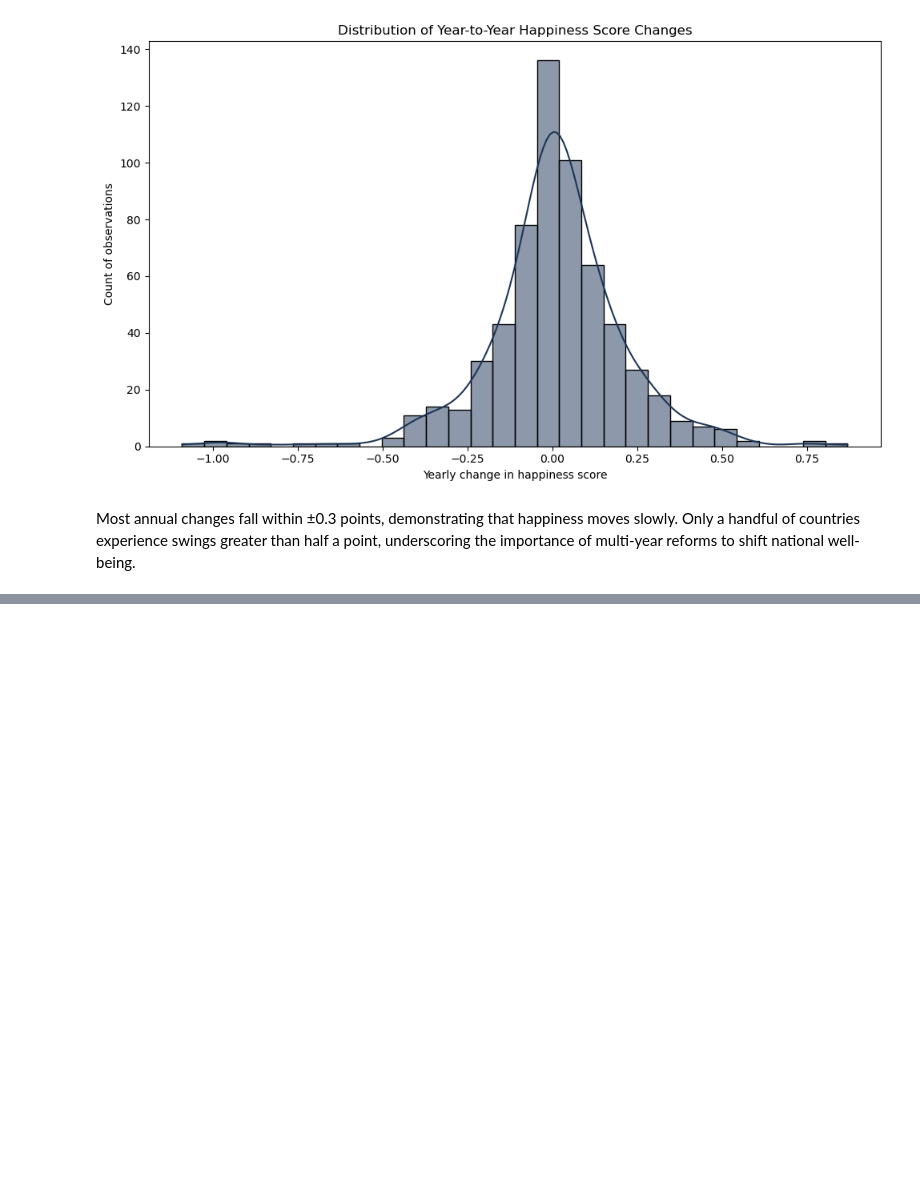
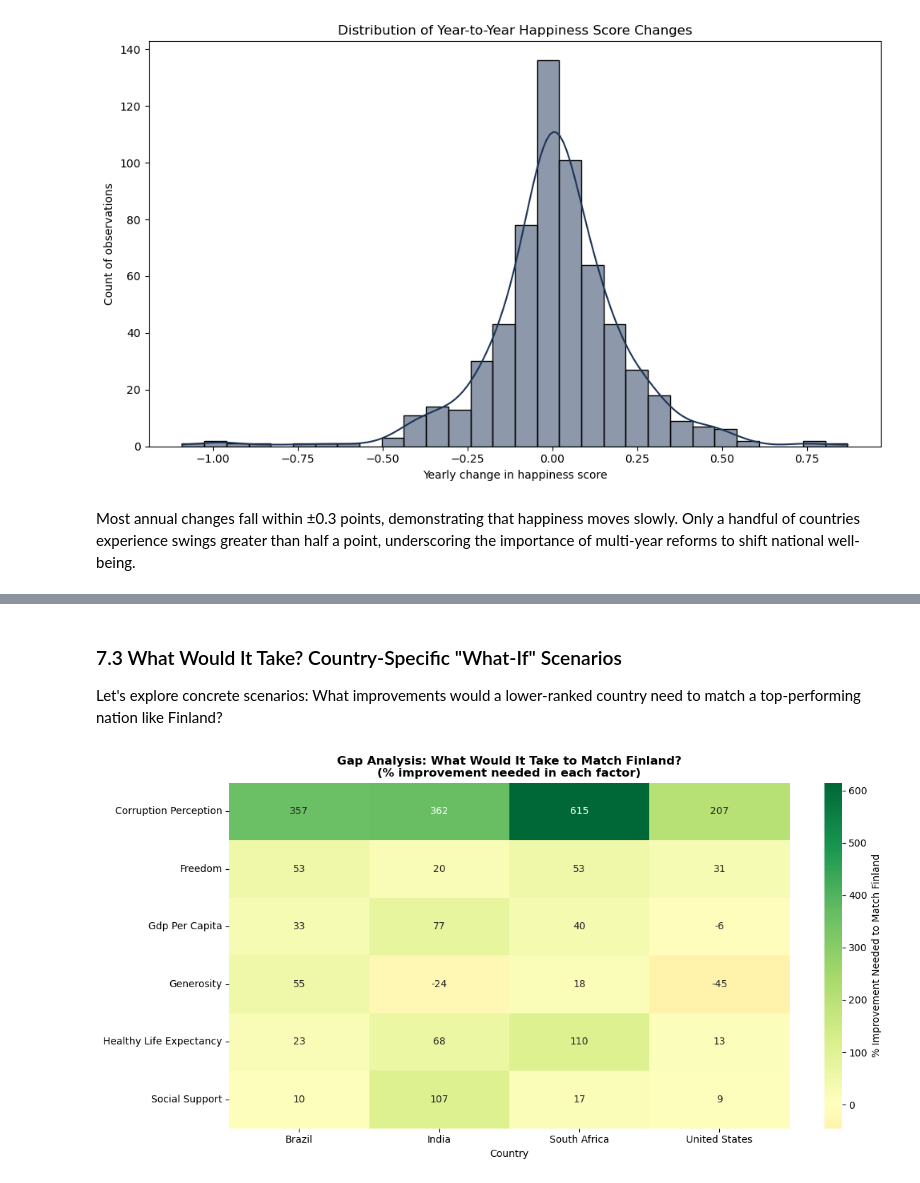
Before and after one commit to elarsaks/world_happiness_report_data_visualization, a Jupyter notebook: Notebook.ipynb, the cells around one changed output, grey strips where cells are left out. Cells and saved outputs as stored; diff of their text form; code cells hidden in the pictures; blank space fills up the shorter version.

```diff
--- a/Notebook.ipynb
+++ b/Notebook.ipynb
@@ -427,0 +567,77 @@ Most annual changes fall within ±0.3 points, demonstrating that happiness moves
+# %% [markdown]
+### 7.3 What Would It Take? Country-Specific "What-If" Scenarios
+
+Let's explore concrete scenarios: What improvements would a lower-ranked country need to match a top-performing nation like Finland?
+# %%
+# Get 2019 data for scenario analysis
+data_2019 = ml_data[ml_data["year"] == 2019].copy()
+
+# Select countries for comparison
+target_country = "Finland"  # Top performer
+comparison_countries = ["United States", "Brazil", "India", "South Africa"]
+
+# Get Finland's values as the target
+finland = data_2019[data_2019["country"] == target_country][feature_cols].iloc[0]
+finland_score = data_2019[data_2019["country"] == target_country]["happiness_score"].iloc[0]
+
+# Analyze gaps for comparison countries
+scenario_data = []
+for country in comparison_countries:
+    if country not in data_2019["country"].values:
+        continue
+    country_data = data_2019[data_2019["country"] == country]
+    current_values = country_data[feature_cols].iloc[0]
+    current_score = country_data["happiness_score"].iloc[0]
+
+    # Calculate the gap to Finland for each feature
+    gaps = finland - current_values
+    pct_gaps = (gaps / current_values * 100).replace([np.inf, -np.inf], np.nan)
+
+    for feature in feature_cols:
+        scenario_data.append({
+            "Country": country,
+            "Feature": feature.replace("_", " ").title(),
+            "Current": current_values[feature],
+            "Finland": finland[feature],
+            "Gap": gaps[feature],
+            "Gap %": pct_gaps[feature]
+        })
+
+    scenario_data.append({
+        "Country": country,
+        "Feature": "HAPPINESS SCORE",
+        "Current": current_score,
+        "Finland": finland_score,
+        "Gap": finland_score - current_score,
+        "Gap %": (finland_score - current_score) / current_score * 100
+    })
+
+scenario_df = pd.DataFrame(scenario_data)
+
+# Create a heatmap-style comparison
+pivot_gap = scenario_df[scenario_df["Feature"] != "HAPPINESS SCORE"].pivot(
+    index="Feature", columns="Country", values="Gap %"
+)
+
+fig, ax = plt.subplots(figsize=(12, 6))
+sns.heatmap(pivot_gap, annot=True, fmt=".0f", cmap="RdYlGn", center=0, ax=ax,
+            cbar_kws={"label": "% Improvement Needed to Match Finland"})
+ax.set_title(f"Gap Analysis: What Would It Take to Match {target_country}?\n(% improvement needed in each factor)",
+             fontsize=12, fontweight="bold")
+ax.set_ylabel("")
+plt.tight_layout()
+plt.show()
+
+# Print specific scenarios
+print(f"\n🎯 Scenario Analysis: Closing the Gap with {target_country} (Happiness Score: {finland_score:.2f})\n")
+for country in comparison_countries:
+    if country not in data_2019["country"].values:
+        continue
+    country_scenario = scenario_df[scenario_df["Country"] == country]
+    score_row = country_scenario[country_scenario["Feature"] == "HAPPINESS SCORE"].iloc[0]
+    largest_gap = country_scenario[country_scenario["Feature"] != "HAPPINESS SCORE"].nlargest(1, "Gap %").iloc[0]
+
+    print(f"   {country} (Current: {score_row['Current']:.2f}, Gap: {score_row['Gap']:.2f} points)")
+    print(f"      → Biggest improvement needed: {largest_gap['Feature']} (+{largest_gap['Gap %']:.0f}%)")
+# %% [output]
+[figure, added]
```
Also changed, not shown: parts of 11 cells of this notebook.
